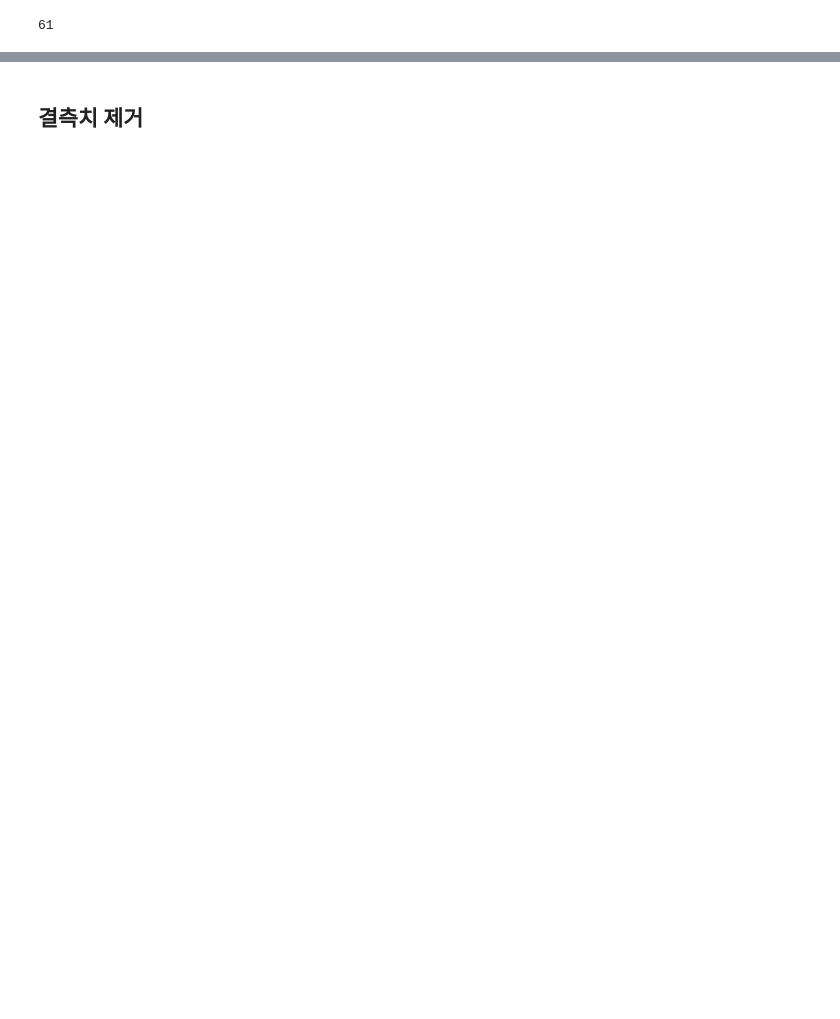
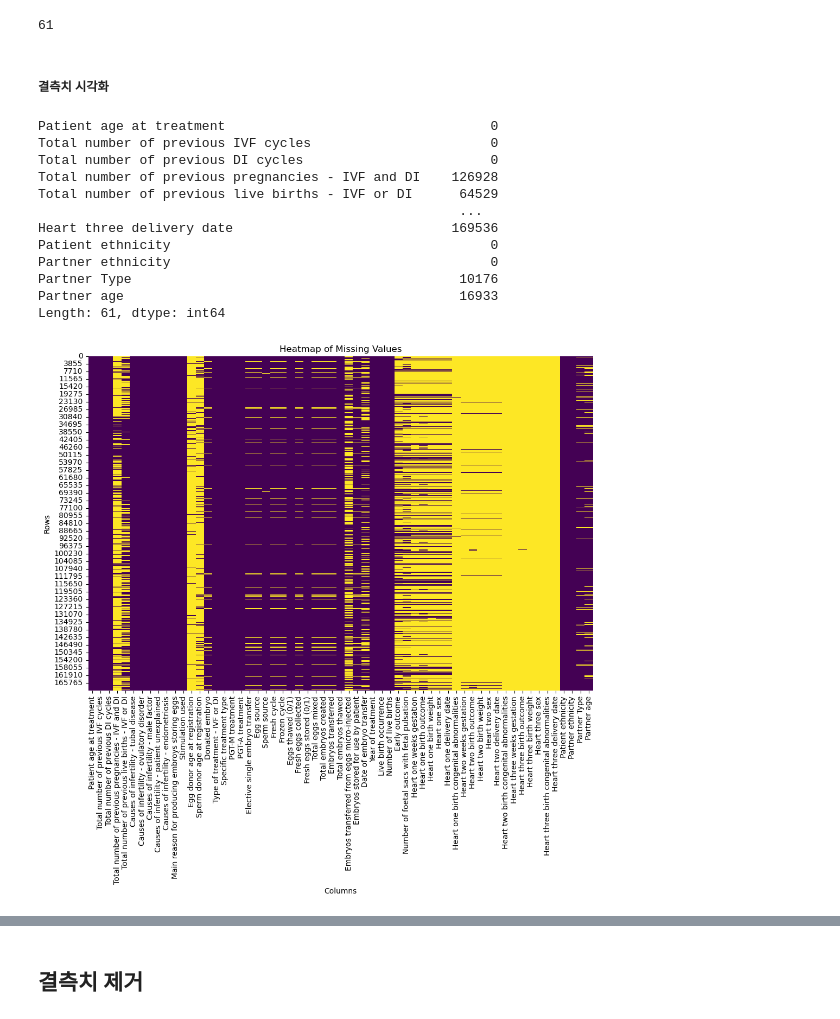
Before and after one commit to helloNarehase/LG_Aimers_2025, a Jupyter notebook: data_process.ipynb, the cells around one changed output, grey strips where cells are left out. Drawn from its saved outputs; the diff is of its cells as text; code cells hidden in the pictures; blank space fills up the shorter version.

```diff
--- a/data_process.ipynb
+++ b/data_process.ipynb
@@ -4,6 +10,7 @@ import openpyxl
 # %%
-df = pd.read_excel("C:/Users/jiwoo/Desktop/ar-2017-2018.xlsx","Anonymised register")
+df = pd.read_excel("C:/Users/jwChoi/Desktop/Data/ar-2017-2018.xlsx","Anonymised register")
 # 모든 열 출력 설정
 column_list = df.columns.tolist()
-print(column_list)
+for i in range(0, len(column_list), 5):
+    print(", ".join(column_list[i:i+5]))
 # %% [output]
@@ -12,3 +31,29 @@ print(column_list)
 len(column_list)
 # %% [output]
 61
+# %% [markdown]
+##### 결측치 시각화
+# %%
+print(df.isnull().sum()) # 결측치 개수 출력
+
+# 결측치 히트맵 그리기
+plt.figure(figsize=(12, 8))
+sns.heatmap(df.isnull(), cbar=False, cmap='viridis')
+plt.title('Heatmap of Missing Values')
+plt.xlabel('Columns')
+plt.ylabel('Rows')
+plt.show()
+# %% [output]
+Patient age at treatment                                  0
+Total number of previous IVF cycles                       0
+Total number of previous DI cycles                        0
+Total number of previous pregnancies - IVF and DI    126928
+Total number of previous live births - IVF or DI      64529
+                                                      ...
+Heart three delivery date                            169536
+Patient ethnicity                                         0
+Partner ethnicity                                         0
+Partner Type                                          10176
+Partner age                                           16933
+Length: 61, dtype: int64
+[figure, added]
```
Also changed, not shown: parts of 19 cells of this notebook.
